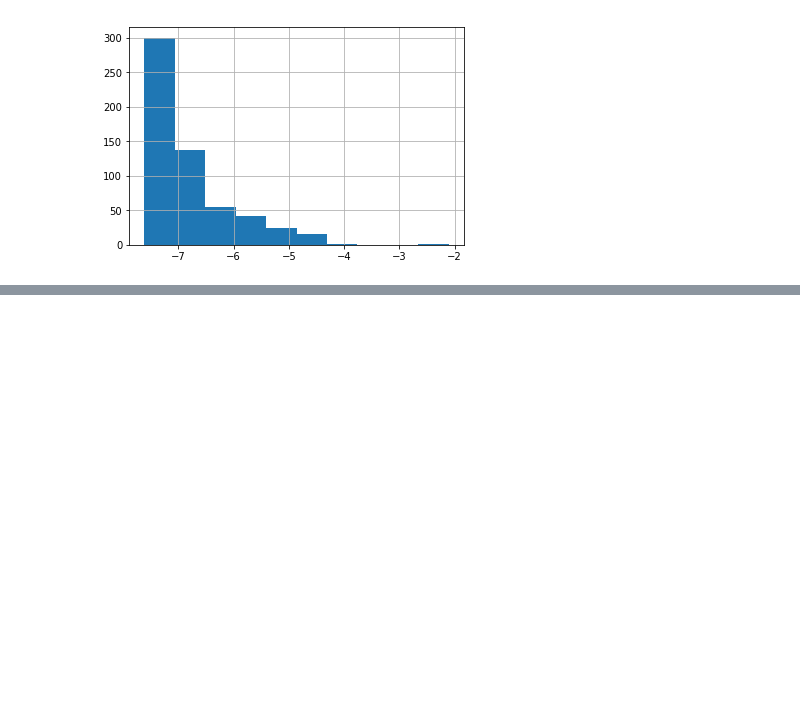
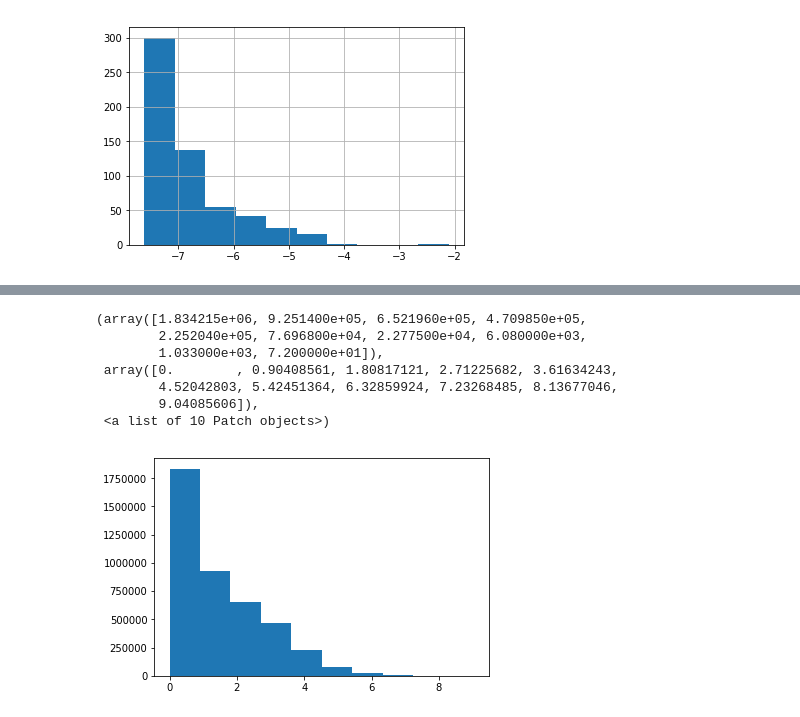
Before and after one commit to songlin-qing/GithubNetworkAnalysis, a Jupyter notebook: snap-2.7/github_snap.ipynb, the cells around one changed output, grey strips where cells are left out. Cells and saved outputs as stored; diff of their text form; code cells hidden in the pictures; blank space fills up the shorter version.

```diff
--- a/snap-2.7/github_snap.ipynb
+++ b/snap-2.7/github_snap.ipynb
@@ -358,0 +561,11 @@ b['weight'].hist()
+# %%
+plt.hist([w for edge,w in weights2])
+# %% [output]
+(array([1.834215e+06, 9.251400e+05, 6.521960e+05, 4.709850e+05,
+        2.252040e+05, 7.696800e+04, 2.277500e+04, 6.080000e+03,
+        1.033000e+03, 7.200000e+01]),
+ array([0.        , 0.90408561, 1.80817121, 2.71225682, 3.61634243,
+        4.52042803, 5.42451364, 6.32859924, 7.23268485, 8.13677046,
+        9.04085606]),
+ <a list of 10 Patch objects>)
+[figure, added]
```
Also changed, not shown: parts of 28 cells of this notebook, 8 other files.
